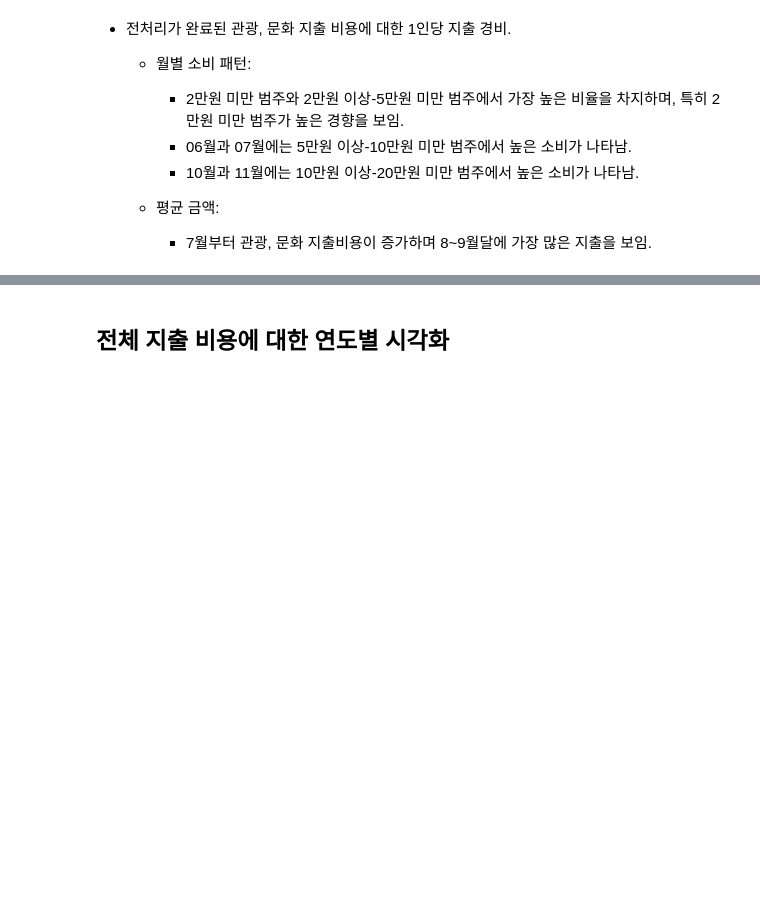
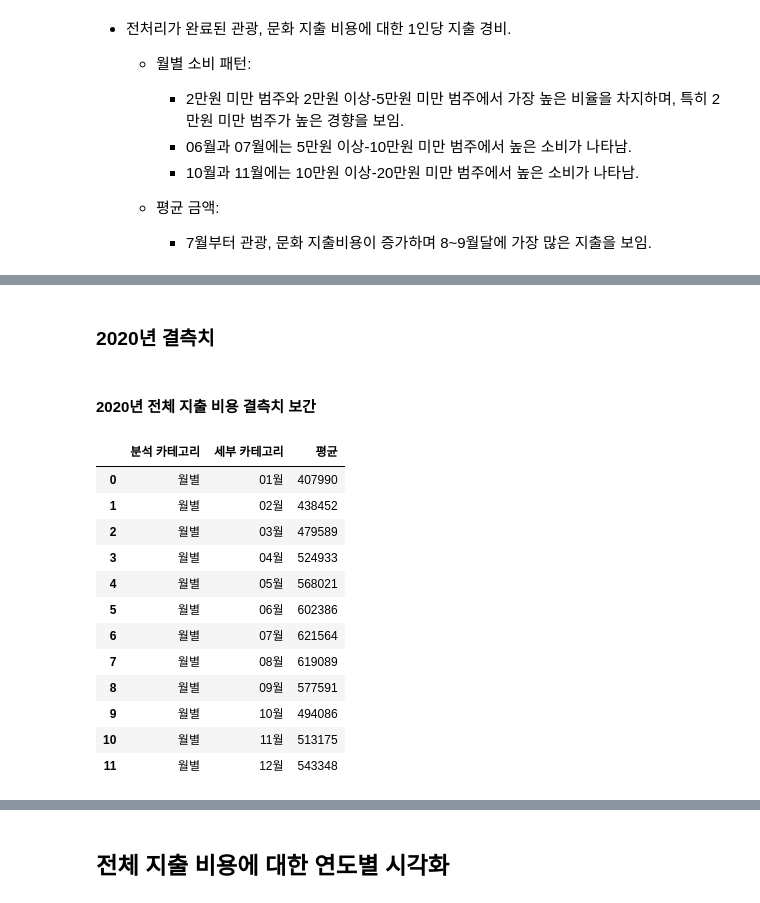
Before and after one commit to HaJeong-K/Jeju_project, a Jupyter notebook: 물가 전체 데이터.ipynb, the cells around one changed output, grey strips where cells are left out. Saved outputs shown, nothing was run; the diff lists cells and outputs as text; code cells hidden in the pictures; blank space fills up the shorter version.

```diff
--- a/물가 전체 데이터.ipynb
+++ b/물가 전체 데이터.ipynb
@@ -2903,0 +2787,47 @@ culture_cost_2021
+# %% [markdown]
+### 2020년 결측치
+# %% [markdown]
+#### 2020년 전체 지출 비용 결측치 보간
+# %%
+import pandas as pd
+import numpy as np
+from scipy.interpolate import CubicSpline
+
+months_to_add = ['03월', '04월', '05월', '06월', '07월']
+to_concat = []
+
+for month in months_to_add:
+    if month not in total_cost_2020['세부 카테고리'].values:
+        new_row = {'분석 카테고리': '월별', '세부 카테고리': month, '평균': np.nan}
+        to_concat.append(pd.DataFrame([new_row]))
+
+total_cost_2020 = pd.concat([total_cost_2020] + to_concat, ignore_index=True)
+total_cost_2020 = total_cost_2020.sort_values(by='세부 카테고리')
+total_cost_2020 = total_cost_2020.drop(columns=['사례수', '10만원 미만', '10만원 이상-30만원 미만', '30만원 이상-50만원 미만', '50만원 이상-100만원 미만', '100만원 이상-150만원 미만', '150만원 이상'])
+total_cost_2020['평균'] = pd.to_numeric(total_cost_2020['평균'], errors='coerce', downcast='integer')
+total_cost_2020 = total_cost_2020.reset_index(drop=True)
+
+# Spline Interpolation
+x = total_cost_2020.index.values
+y = total_cost_2020['평균'].values
+mask = ~np.isnan(y)
+cs = CubicSpline(x[mask], y[mask])
+interpolated_values = cs(x)
+total_cost_2020['평균'] = interpolated_values
+total_cost_2020['평균'] = np.round(total_cost_2020['평균']).astype(int)
+
+total_cost_2020
+# %% [output]
+|  | 분석 카테고리 | 세부 카테고리 | 평균 |
+| 0 | 월별 | 01월 | 407990 |
+| 1 | 월별 | 02월 | 438452 |
+| 2 | 월별 | 03월 | 479589 |
+| 3 | 월별 | 04월 | 524933 |
+| 4 | 월별 | 05월 | 568021 |
+| 5 | 월별 | 06월 | 602386 |
+| 6 | 월별 | 07월 | 621564 |
+| 7 | 월별 | 08월 | 619089 |
+| 8 | 월별 | 09월 | 577591 |
+| 9 | 월별 | 10월 | 494086 |
+| 10 | 월별 | 11월 | 513175 |
+| 11 | 월별 | 12월 | 543348 |
```
Also changed, not shown: parts of 35 cells of this notebook.
